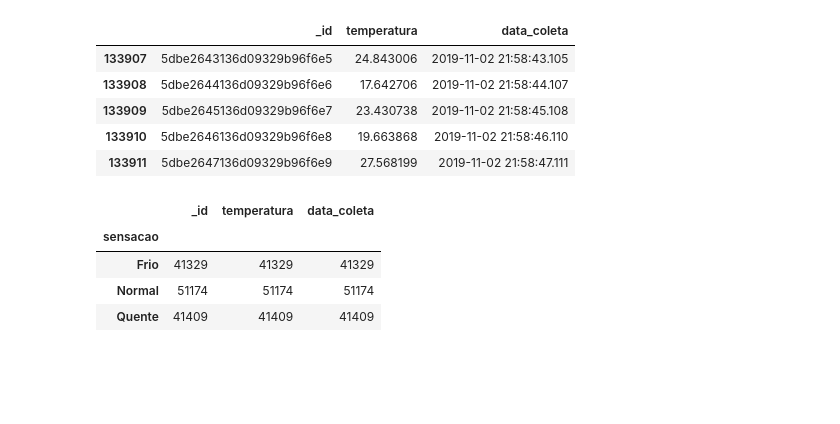
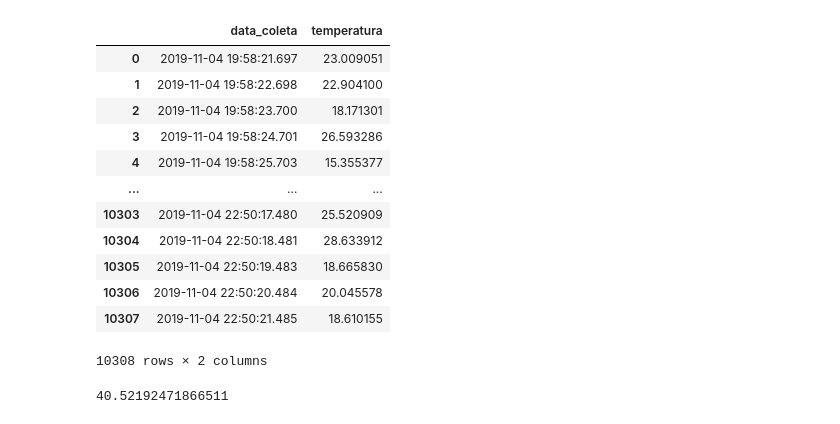
Before and after one commit to jonnasprado/entregaTrabalho, a Jupyter notebook: notebooks/TRABALHO_IN242.ipynb, the cells around one changed output. Drawn from its saved outputs; the diff is of its cells as text; code cells hidden in the pictures; blank space fills up the shorter version.

```diff
--- a/notebooks/TRABALHO_IN242.ipynb
+++ b/notebooks/TRABALHO_IN242.ipynb
@@ -17,5 +15,3 @@ ed.to_csv('consolidado.csv')
-# %%
-df = pd.read_csv('consolidado.csv')
 # %%
 df.tail()
 # %% [output]
@@ -36,4 +32,6 @@ dtype: int64
 # %%
-df = df.drop(columns=['_id'])
+#df = df.drop(columns=['_id'])
 # %%
-df = df.drop(columns=['Unnamed: 0'])
+#df = df.rename(columns={'Unnamed: 0': 'Index'})
+# %%
+df = df[['data_coleta','temperatura']]
@@ -40,12 +54,19 @@ df = df.drop(columns=['Unnamed: 0'])
 # %%
-df.tail()
+df
 # %% [output]
-|  | _id | temperatura | data_coleta |
-| 133907 | 5dbe2643136d09329b96f6e5 | 24.843006 | 2019-11-02 21:58:43.105 |
-| 133908 | 5dbe2644136d09329b96f6e6 | 17.642706 | 2019-11-02 21:58:44.107 |
-| 133909 | 5dbe2645136d09329b96f6e7 | 23.430738 | 2019-11-02 21:58:45.108 |
-| 133910 | 5dbe2646136d09329b96f6e8 | 19.663868 | 2019-11-02 21:58:46.110 |
-| 133911 | 5dbe2647136d09329b96f6e9 | 27.568199 | 2019-11-02 21:58:47.111 |
+|  | data_coleta | temperatura |
+| 0 | 2019-11-04 19:58:21.697 | 23.009051 |
+| 1 | 2019-11-04 19:58:22.698 | 22.904100 |
+| 2 | 2019-11-04 19:58:23.700 | 18.171301 |
+| 3 | 2019-11-04 19:58:24.701 | 26.593286 |
+| 4 | 2019-11-04 19:58:25.703 | 15.355377 |
+| ... | ... | ... |
+| 10303 | 2019-11-04 22:50:17.480 | 25.520909 |
+| 10304 | 2019-11-04 22:50:18.481 | 28.633912 |
+| 10305 | 2019-11-04 22:50:19.483 | 18.665830 |
+| 10306 | 2019-11-04 22:50:20.484 | 20.045578 |
+| 10307 | 2019-11-04 22:50:21.485 | 18.610155 |
+10308 rows × 2 columns
 # %%
 def check_temperatura(temperatura):
     if temperatura < 21:
@@ -56,10 +77,4 @@ def check_temperatura(temperatura):
 # %%
 df['sensacao'] = df['temperatura'].apply(check_temperatura)
 # %%
-df.groupby(['sensacao']).count()
+df_perc = (df.groupby(['sensacao']).count()/df.temperatura.count())*100
-# %% [output]
-|  | _id | temperatura | data_coleta |
-| sensacao |  |  |  |
-| Frio | 41329 | 41329 | 41329 |
-| Normal | 51174 | 51174 | 51174 |
-| Quente | 41409 | 41409 | 41409 |
@@ -65,0 +83,4 @@ df.groupby(['sensacao']).count()
+# %%
+df_perc['temperatura'].Frio
+# %% [output]
+40.52192471866511
```
Also changed, not shown: parts of 24 cells of this notebook, 8 other files.
